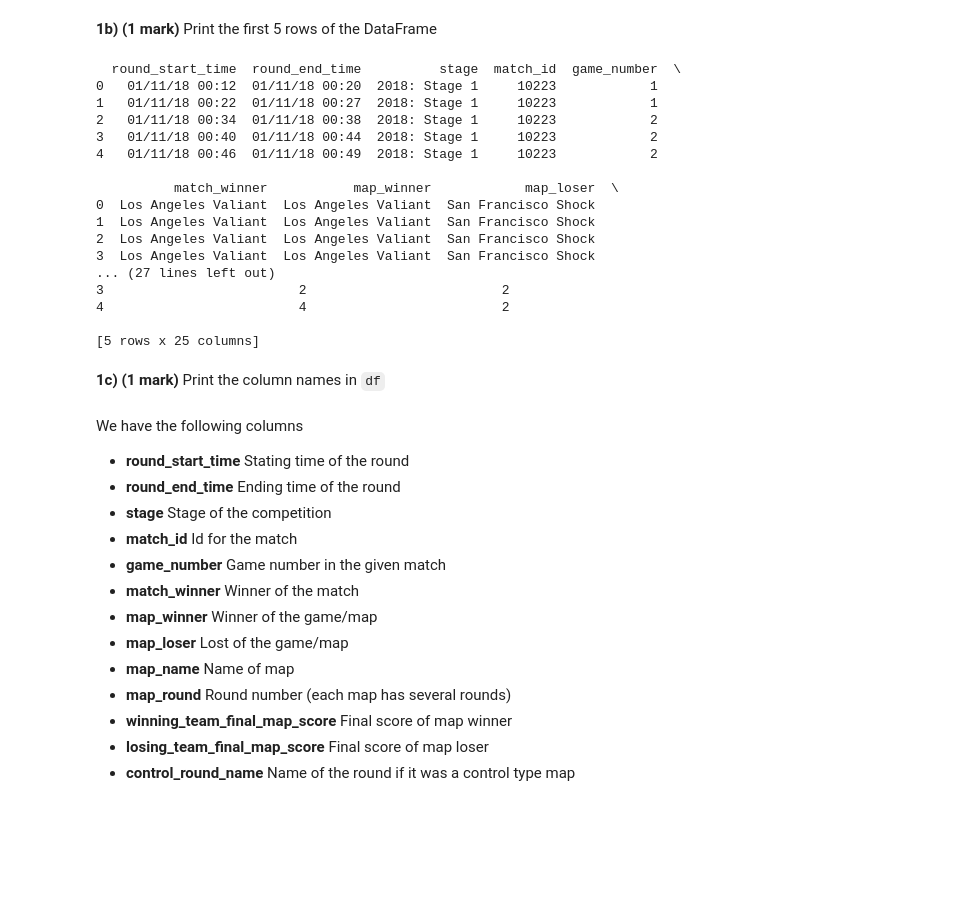
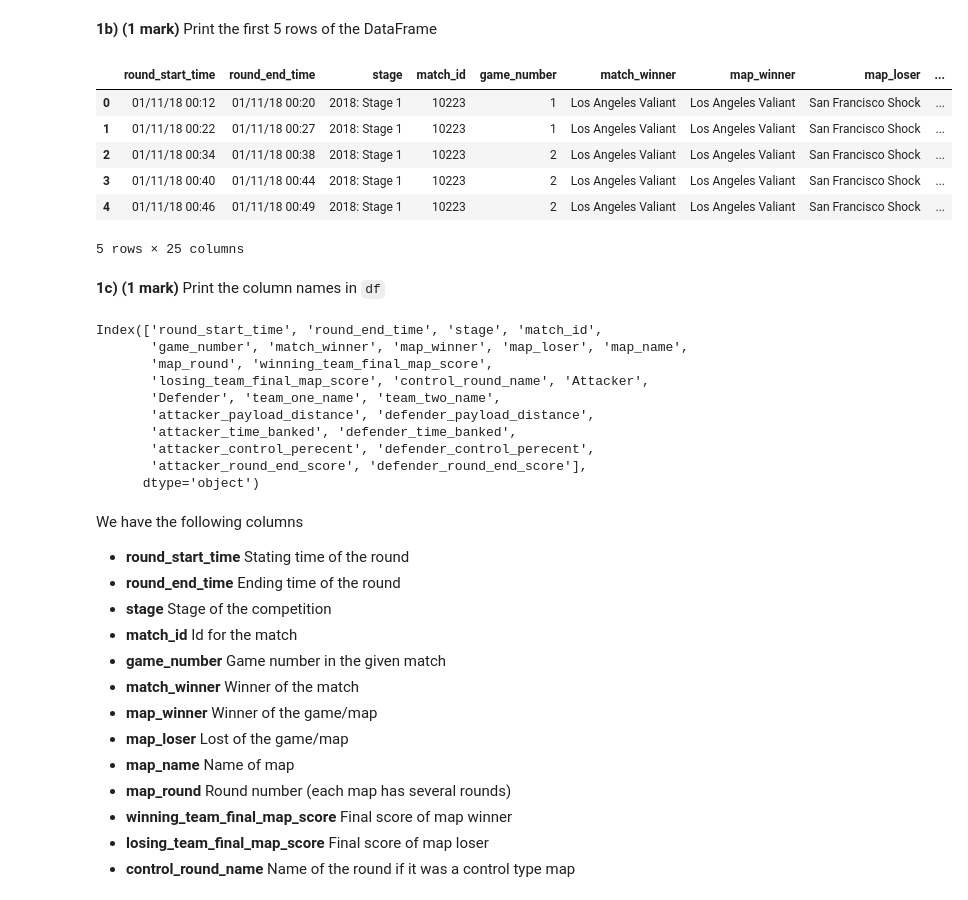
Before and after one commit to Ajay425/math-1130, a Jupyter notebook: assignment_1_alt/assignment_1_alt/assignment_1_STUDENT.ipynb, the cells around one changed output. Cells and saved outputs as stored; diff of their text form; code cells hidden in the pictures; blank space fills up the shorter version.

```diff
--- a/assignment_1_alt/assignment_1_alt/assignment_1_STUDENT.ipynb
+++ b/assignment_1_alt/assignment_1_alt/assignment_1_STUDENT.ipynb
@@ -41,27 +41,30 @@ df = pd.read_csv('/Users/ajaybukkaraya/hackathon/walk-e/hackathon/math-1130/assi
 # %% [markdown]
 **1b) (1 mark)** Print the first 5 rows of the DataFrame
 # %%
-print(df.head(5))
+df.head(5)
 # %% [output]
+|  | round_start_time | round_end_time | stage | match_id | game_number | match_winner | map_winner | map_loser | ... |
+| 0 | 01/11/18 00:12 | 01/11/18 00:20 | 2018: Stage 1 | 10223 | 1 | Los Angeles Valiant | Los Angeles Valiant | San Francisco Shock | ... |
+| 1 | 01/11/18 00:22 | 01/11/18 00:27 | 2018: Stage 1 | 10223 | 1 | Los Angeles Valiant | Los Angeles Valiant | San Francisco Shock | ... |
+| 2 | 01/11/18 00:34 | 01/11/18 00:38 | 2018: Stage 1 | 10223 | 2 | Los Angeles Valiant | Los Angeles Valiant | San Francisco Shock | ... |
+| 3 | 01/11/18 00:40 | 01/11/18 00:44 | 2018: Stage 1 | 10223 | 2 | Los Angeles Valiant | Los Angeles Valiant | San Francisco Shock | ... |
+| 4 | 01/11/18 00:46 | 01/11/18 00:49 | 2018: Stage 1 | 10223 | 2 | Los Angeles Valiant | Los Angeles Valiant | San Francisco Shock | ... |
-  round_start_time  round_end_time          stage  match_id  game_number  \
-0   01/11/18 00:12  01/11/18 00:20  2018: Stage 1     10223            1
-1   01/11/18 00:22  01/11/18 00:27  2018: Stage 1     10223            1
-2   01/11/18 00:34  01/11/18 00:38  2018: Stage 1     10223            2
-3   01/11/18 00:40  01/11/18 00:44  2018: Stage 1     10223            2
-4   01/11/18 00:46  01/11/18 00:49  2018: Stage 1     10223            2
-
-          match_winner           map_winner            map_loser  \
-0  Los Angeles Valiant  Los Angeles Valiant  San Francisco Shock
-1  Los Angeles Valiant  Los Angeles Valiant  San Francisco Shock
-2  Los Angeles Valiant  Los Angeles Valiant  San Francisco Shock
-3  Los Angeles Valiant  Los Angeles Valiant  San Francisco Shock
-... (27 lines left out)
-3                         2                         2
-4                         4                         2
-
-[5 rows x 25 columns]
+5 rows × 25 columns
 # %% [markdown]
 **1c) (1 mark)** Print the column names in `df`
+# %%
+df.columns
+# %% [output]
+Index(['round_start_time', 'round_end_time', 'stage', 'match_id',
+       'game_number', 'match_winner', 'map_winner', 'map_loser', 'map_name',
+       'map_round', 'winning_team_final_map_score',
+       'losing_team_final_map_score', 'control_round_name', 'Attacker',
+       'Defender', 'team_one_name', 'team_two_name',
+       'attacker_payload_distance', 'defender_payload_distance',
+       'attacker_time_banked', 'defender_time_banked',
+       'attacker_control_perecent', 'defender_control_perecent',
+       'attacker_round_end_score', 'defender_round_end_score'],
+      dtype='object')
 # %% [markdown]
 We have the following columns
 
```
Also changed, not shown: parts of 5 cells of this notebook.
